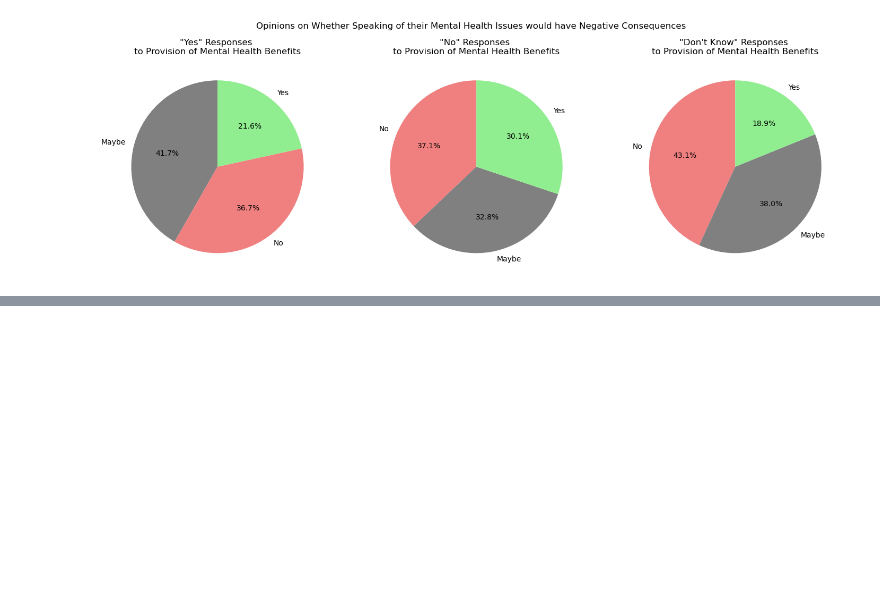
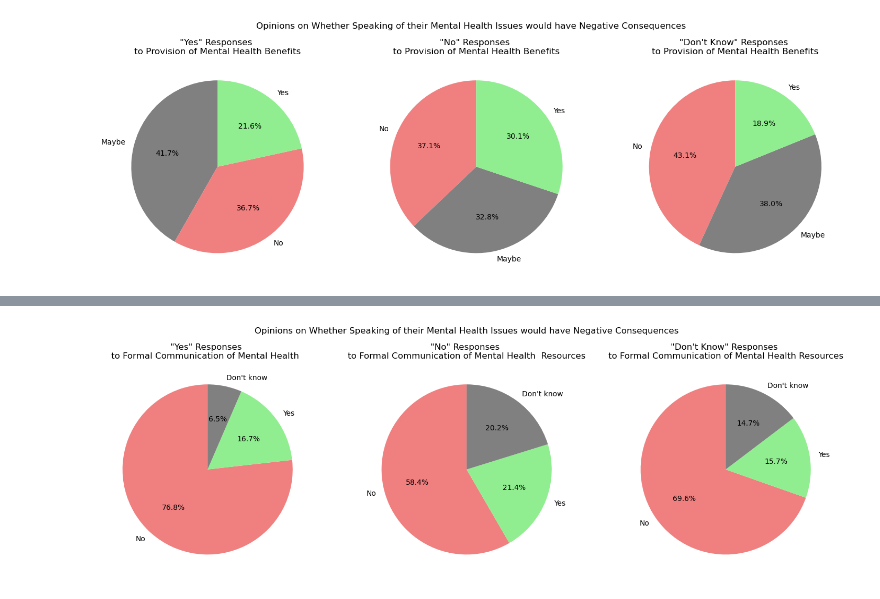
Before and after one commit to Itsamesamir/COMP0031, a Jupyter notebook: mentalHealth/Sachi - Company Actions/Sachi.ipynb, the cells around one changed output, grey strips where cells are left out. Saved outputs shown, nothing was run; the diff lists cells and outputs as text; code cells hidden in the pictures; blank space fills up the shorter version.

```diff
--- a/mentalHealth/Sachi - Company Actions/Sachi.ipynb
+++ b/mentalHealth/Sachi - Company Actions/Sachi.ipynb
@@ -310,0 +313,55 @@ plt.tight_layout()
+# %%
+# Question 98 :  Do you think that discussing a mental health issue with your employer would have negative consequences?
+# ---
+# Question 95 :  Has your employer ever discussed mental health as part of an employee wellness program?
+# Question 15 :  Has your employer ever formally discussed mental health (for example, as part of a wellness campaign or other official communication)?
+
+data_copy = data
+condition = data_copy['QuestionID'] == 15
+data_copy.loc[condition, 'QuestionID'] = 95
+#print(data_copy)
+
+userid_q95 = data[(data['QuestionID'] == 95)]
+userid_q98= data[(data['QuestionID'] == 98)]
+
+merged_q95_q15_q98 = pd.merge(userid_q95, userid_q98[['UserID', 'AnswerText']], on='UserID', suffixes=('_q95', '_q98'))
+# print(merged_q95_q15_q98)
+
+# print(merged_q95_q15_q98['AnswerText_q95'].unique())
+# print(merged_q95_q15_q98['AnswerText_q98'].unique())
+
+merged_q95_q15_q98 = merged_q95_q15_q98.dropna(subset=['AnswerText_q95'])
+merged_q95_q15_q98 = merged_q95_q15_q98.dropna(subset=['AnswerText_q98'])
+
+# merged_q95_q15_q98.value_counts()
+
+yes_responses_q95_q98 = merged_q95_q15_q98[merged_q95_q15_q98['AnswerText_q98'] == 'Yes']
+yes_responses_q95_q98_y = yes_responses_q95_q98['AnswerText_q95'].value_counts(normalize=True)
+
+no_responses_q95_q98 = merged_q95_q15_q98[merged_q95_q15_q98['AnswerText_q98'] == 'No']
+no_responses_q95_q98_y = no_responses_q95_q98['AnswerText_q95'].value_counts(normalize=True)
+
+dknow_responses_q95_q98 = merged_q95_q15_q98[merged_q95_q15_q98['AnswerText_q98'] == 'Maybe']
+dknow_responses_q95_q98_y = dknow_responses_q95_q98['AnswerText_q95'].value_counts(normalize=True)
+
+color_mapping= {'Yes': 'lightgreen', 'No': 'lightcoral', 'Don\'t know': 'grey'}
+
+# Create a figure with subplots
+fig, axes = plt.subplots(1, 3, figsize=(15, 5))
+
+# Plot the first pie chart for AnswerText_y
+axes[0].pie(yes_responses_q95_q98_y, labels=yes_responses_q95_q98_y.index, autopct='%1.1f%%', startangle=90, colors=yes_responses_q95_q98_y.index.map(color_mapping))
+axes[0].set_title('"Yes" Responses \nto Formal Communication of Mental Health  ')
+
+# Plot the second pie chart for AnswerText_z
+axes[1].pie(no_responses_q95_q98_y, labels=no_responses_q95_q98_y.index, autopct='%1.1f%%', startangle=90, colors=no_responses_q95_q98_y.index.map(color_mapping))
+axes[1].set_title('"No" Responses \nto Formal Communication of Mental Health  Resources')
+
+# Plot the first pie chart for AnswerText_y
+axes[2].pie(dknow_responses_q95_q98_y, labels=dknow_responses_q95_q98_y.index, autopct='%1.1f%%', startangle=90, colors=dknow_responses_q95_q98_y.index.map(color_mapping))
+axes[2].set_title('"Don\'t Know" Responses \nto Formal Communication of Mental Health Resources')
+
+fig.suptitle("Opinions on Whether Speaking of their Mental Health Issues would have Negative Consequences\n")
+plt.tight_layout()
+# %% [output]
+[figure, added]
```
Also changed, not shown: parts of 6 cells of this notebook.
